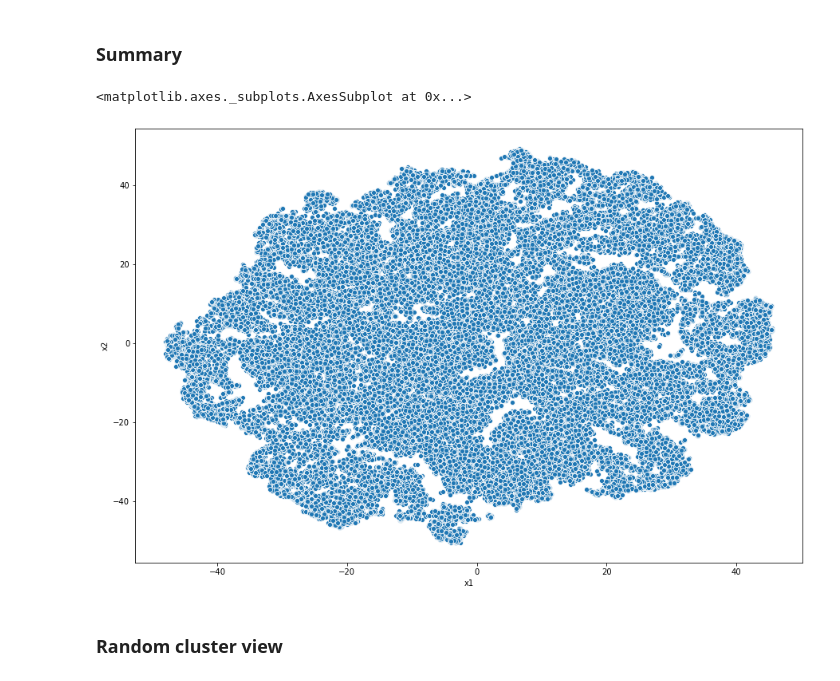
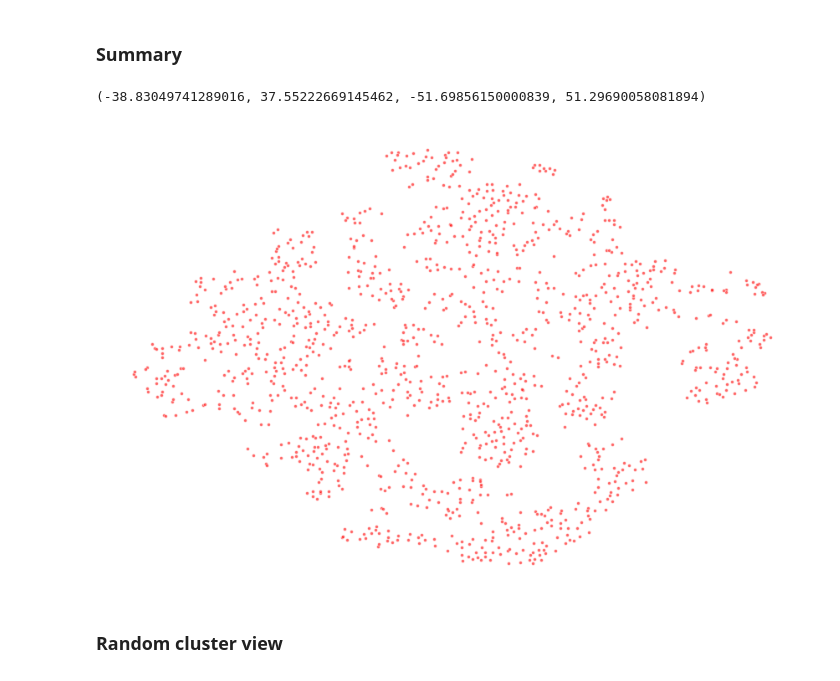
Before and after one commit to glennkroegel/pytorch-starlightcurves, a Jupyter notebook: clustering_plots-gaia.ipynb, the cells around one changed output. Saved outputs shown, nothing was run; the diff lists cells and outputs as text; code cells hidden in the pictures.

Commit message:
clustering plots and notes

```diff
--- a/clustering_plots-gaia.ipynb
+++ b/clustering_plots-gaia.ipynb
@@ -38,5 +38,5 @@ res = pd.read_pickle('gaia_tsne.pkl')
 # %%
-tsne = TSNE(n_components=2, perplexity=100)
+tsne = TSNE(n_components=2, perplexity=36)
 # %%
 res = tsne.fit_transform(vecs)
 # %%
@@ -78,11 +78,12 @@ df = pd.DataFrame(zip(res[:,0], res[:,1]),
 # %%
 plt.figure(figsize=(15,10))
 # sns.scatterplot(x='x1', y='x2', hue='cluster', data=df,
 #                 palette=sns.color_palette("Paired", df.cluster.nunique()))
-sns.scatterplot(x='x1', y='x2', data=df)
+ax=sns.scatterplot(x='x1', y='x2', data=df, s=15, alpha=0.6, color='r')
+ax.axis('off')
 # %% [output]
-<matplotlib.axes._subplots.AxesSubplot at 0x...>
+(-38.83049741289016, 37.55222669145462, -51.69856150000839, 51.29690058081894)
-[figure, old version]
+[figure, new version]
 # %% [markdown]
 ### Random cluster view
 # %%
```
Also changed, not shown: parts of 2 cells of this notebook, 5 other files.
